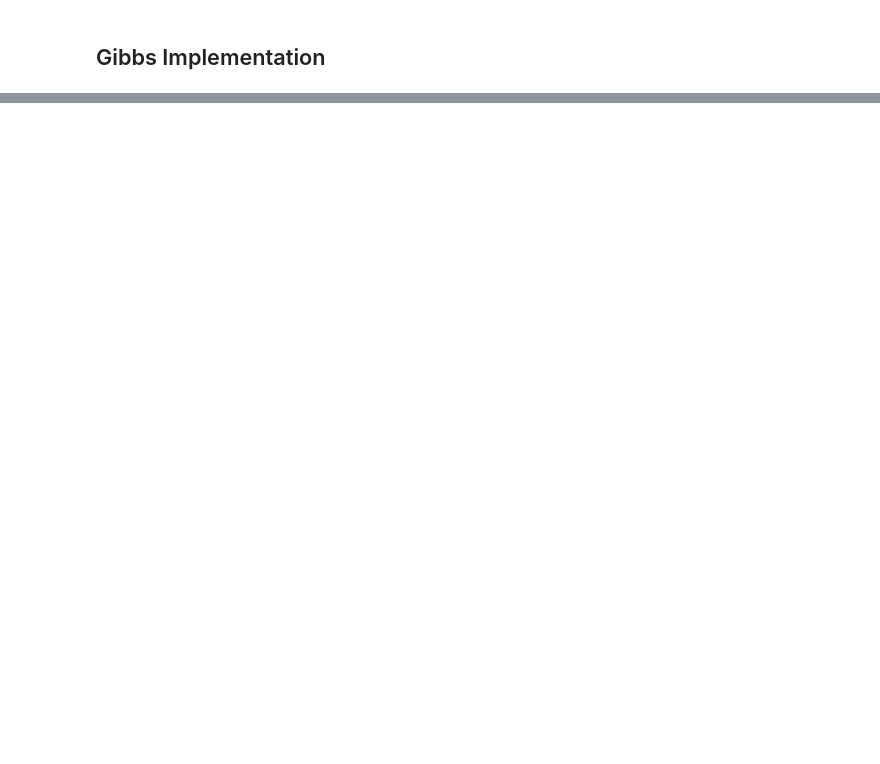
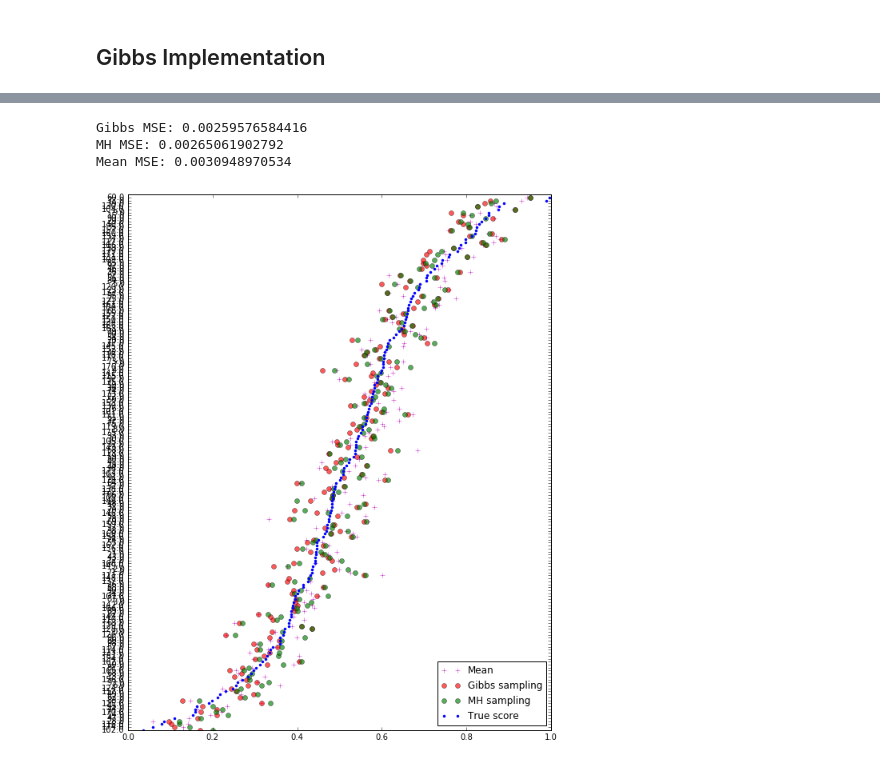
Before and after one commit to TomMalow/pymcmodels, a Jupyter notebook: Model iterations/Gibbs Sampling.ipynb, the cells around one changed output, grey strips where cells are left out. Saved outputs shown, nothing was run; the diff lists cells and outputs as text; code cells hidden in the pictures; blank space fills up the shorter version.

```diff
--- a/Model iterations/Gibbs Sampling.ipynb
+++ b/Model iterations/Gibbs Sampling.ipynb
@@ -306,0 +480,11 @@ plot_scores(scores)
+# %%
+scores = list()
+for title, h in course.handins.iteritems():
+    mean = np.mean(h.gradeings.values())
+    scores.append((title,float(h.true_val),np.mean(traces['T'][int(title)]),np.mean(traces_MH['u_h'][int(title)]),mean))
+plot_scores(scores)
+# %% [output]
+Gibbs MSE: 0.00259576584416
+MH MSE: 0.00265061902792
+Mean MSE: 0.0030948970534
+[figure, added]
```
Also changed, not shown: parts of 19 cells of this notebook, 1 other file.
